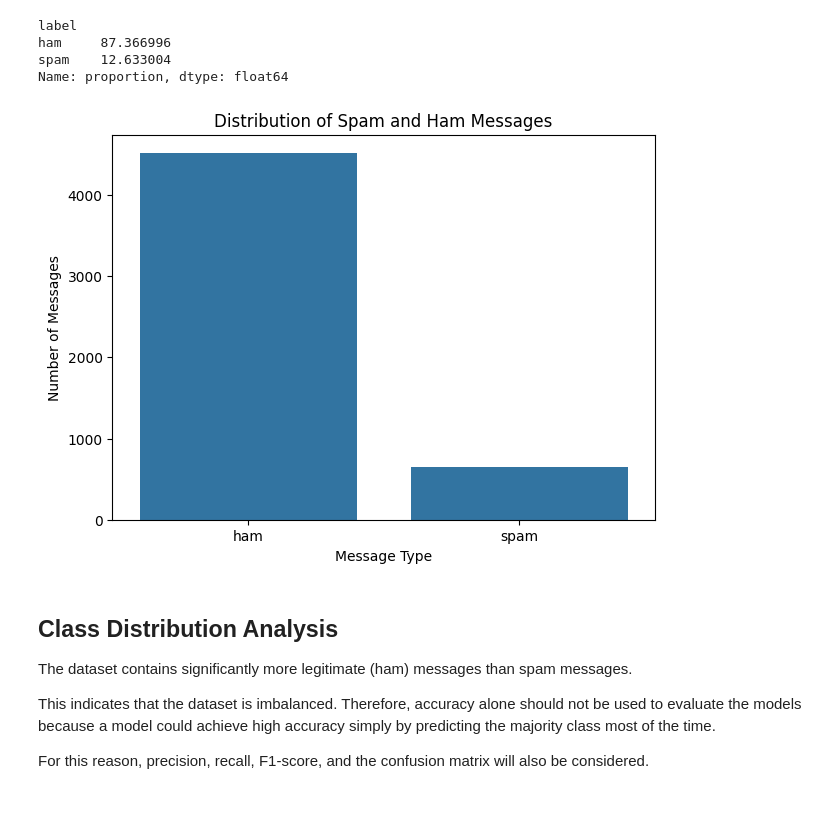
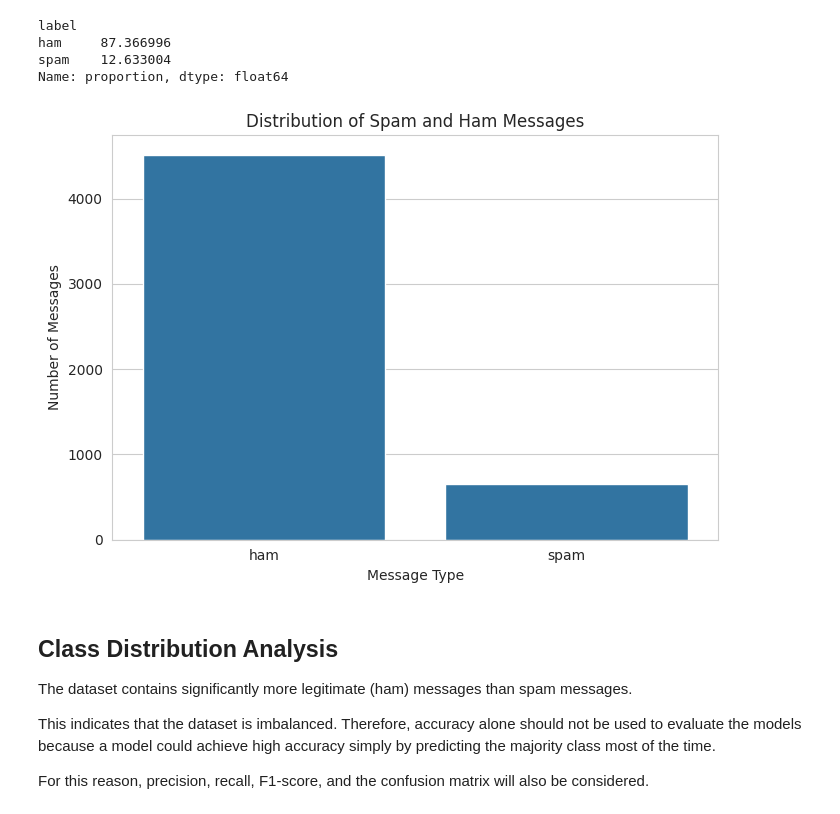
Before and after one commit to CHAYMAEHANINI/OIBSIP, a Jupyter notebook: Task_04_Email_Spam_Detection/notebooks/Chaymae_Hanini_Task4.ipynb, the cells around one changed output. Cells and saved outputs as stored; diff of their text form; code cells hidden in the pictures.

```diff
--- a/Task_04_Email_Spam_Detection/notebooks/Chaymae_Hanini_Task4.ipynb
+++ b/Task_04_Email_Spam_Detection/notebooks/Chaymae_Hanini_Task4.ipynb
@@ -15,12 +17,15 @@ The project covers:
 # %%
-#Import Libraries:
+# Import Libraries
+import os
+import re
+import string
+import pickle
+
 import pandas as pd
 import numpy as np
 import matplotlib.pyplot as plt
 import seaborn as sns
-
-import re
-import string
+from wordcloud import WordCloud
 
 from sklearn.model_selection import train_test_split
 from sklearn.feature_extraction.text import TfidfVectorizer
@@ -36,6 +41,16 @@ from sklearn.metrics import (
     confusion_matrix,
     classification_report
 )
+
+# Folders used to persist outputs generated by this notebook
+IMAGES_DIR = "../images"
+MODELS_DIR = "../models"
+os.makedirs(IMAGES_DIR, exist_ok=True)
+os.makedirs(MODELS_DIR, exist_ok=True)
+
+# Make plots reproducible / consistent
+sns.set_style("whitegrid")
+RANDOM_STATE = 42
 # %%
 #Load Dataset:
 df = pd.read_csv("../data/spam.csv", encoding="latin-1")
@@ -145,15 +160,17 @@ Name: proportion, dtype: float64
 # %%
 plt.figure(figsize=(7, 5))
 
 sns.countplot(data=df, x="label")
 
 plt.title("Distribution of Spam and Ham Messages")
 plt.xlabel("Message Type")
 plt.ylabel("Number of Messages")
 
+plt.tight_layout()
+plt.savefig(f"{IMAGES_DIR}/class_distribution.png", dpi=150, bbox_inches="tight")
 plt.show()
 # %% [output]
-[figure, old version]
+[figure, new version]
 # %% [markdown]
 ## Class Distribution Analysis
 
```
Also changed, not shown: parts of 22 cells of this notebook, 10 other files.
